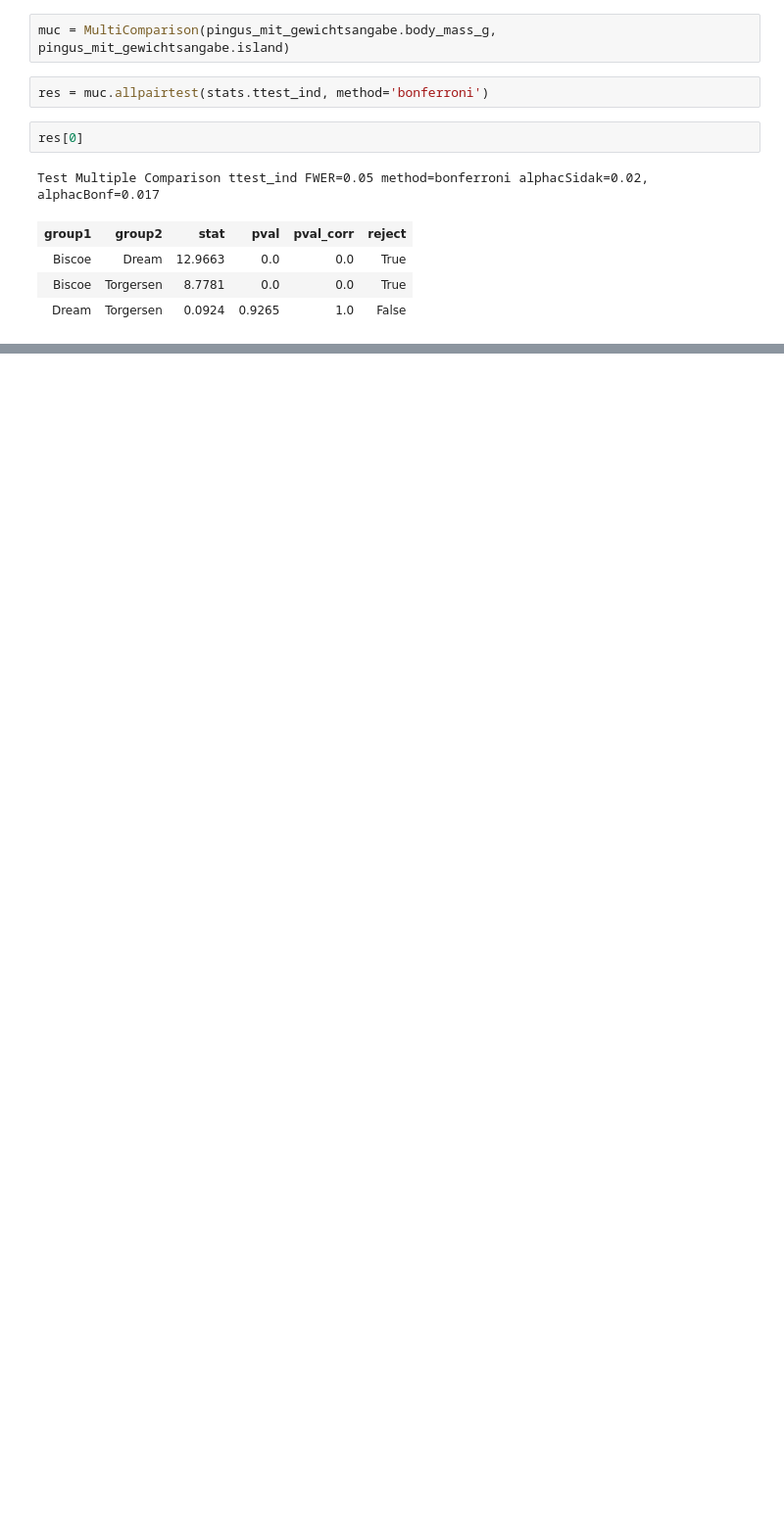
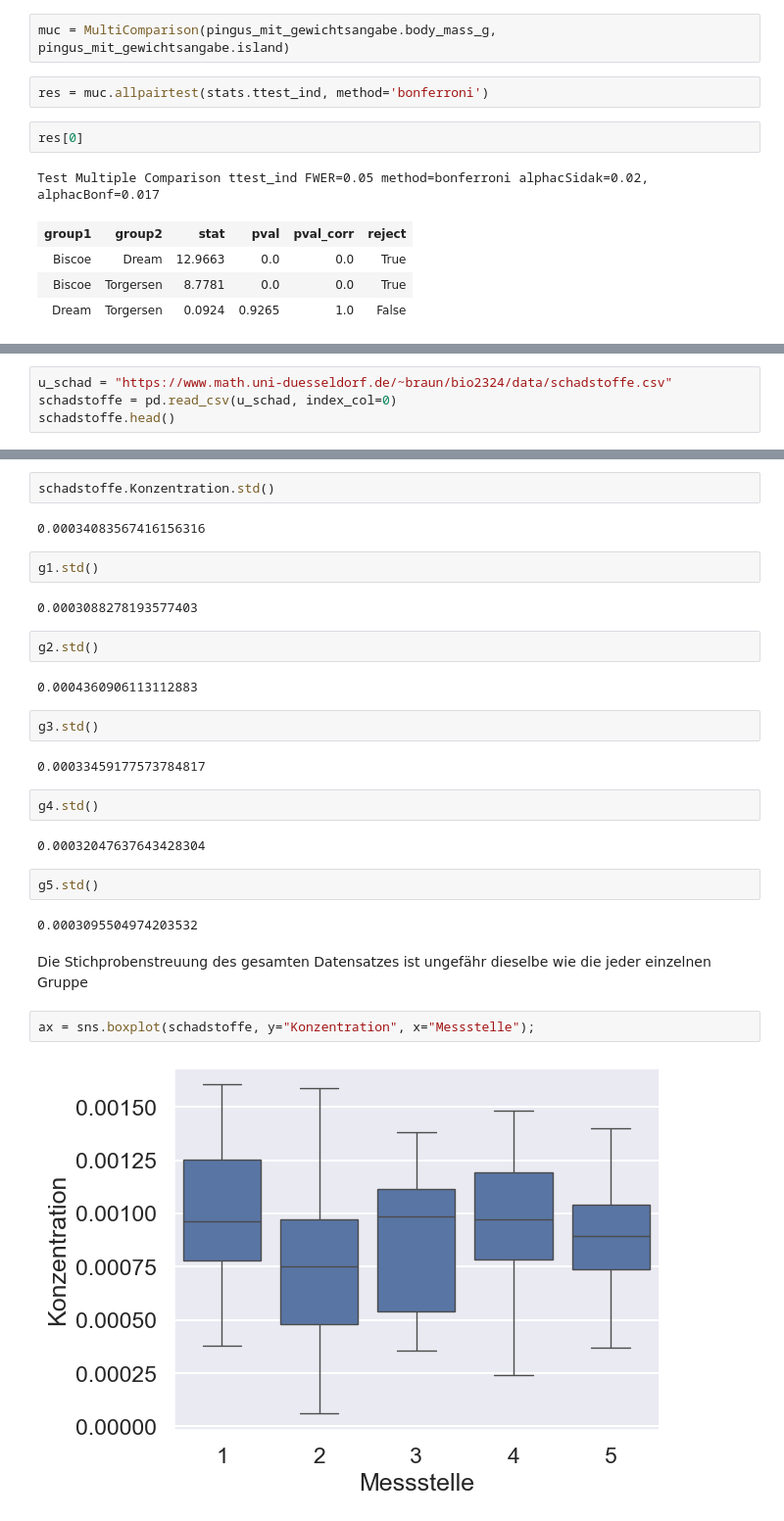
Before and after one commit to Ruediger-Braun/mfb2526, a Jupyter notebook: lektion22.ipynb, the cells around one changed output, grey strips where cells are left out. Shown at 98% size. Cells and saved outputs as stored; diff of their text form; blank space fills up the shorter version.

```diff
--- a/lektion22.ipynb
+++ b/lektion22.ipynb
@@ -288,0 +302,4 @@ Test Multiple Comparison ttest_ind FWER=0.05 method=bonferroni alphacSidak=0.02,
+# %%
+u_schad = "https://www.math.uni-duesseldorf.de/~braun/bio2324/data/schadstoffe.csv"
+schadstoffe = pd.read_csv(u_schad, index_col=0)
+schadstoffe.head()
@@ -288,0 +319,30 @@ Test Multiple Comparison ttest_ind FWER=0.05 method=bonferroni alphacSidak=0.02,
+# %%
+schadstoffe.Konzentration.std()
+# %% [output]
+0.00034083567416156316
+# %%
+g1.std()
+# %% [output]
+0.0003088278193577403
+# %%
+g2.std()
+# %% [output]
+0.0004360906113112883
+# %%
+g3.std()
+# %% [output]
+0.00033459177573784817
+# %%
+g4.std()
+# %% [output]
+0.00032047637643428304
+# %%
+g5.std()
+# %% [output]
+0.0003095504974203532
+# %% [markdown]
+Die Stichprobenstreuung des gesamten Datensatzes ist ungefähr dieselbe wie die jeder einzelnen Gruppe
+# %%
+ax = sns.boxplot(schadstoffe, y="Konzentration", x="Messstelle");
+# %% [output]
+[figure, added]
```
Also changed, not shown: parts of 51 cells of this notebook, 1 other file.
